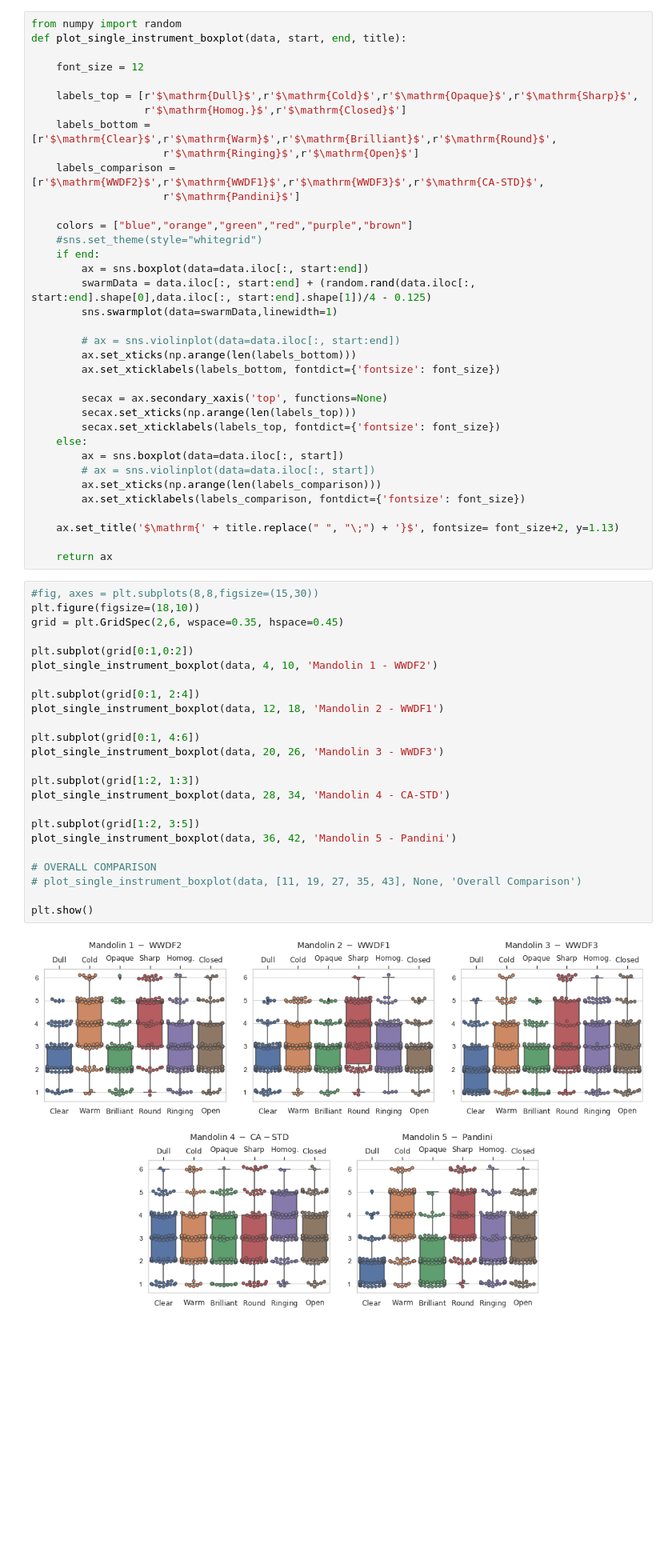
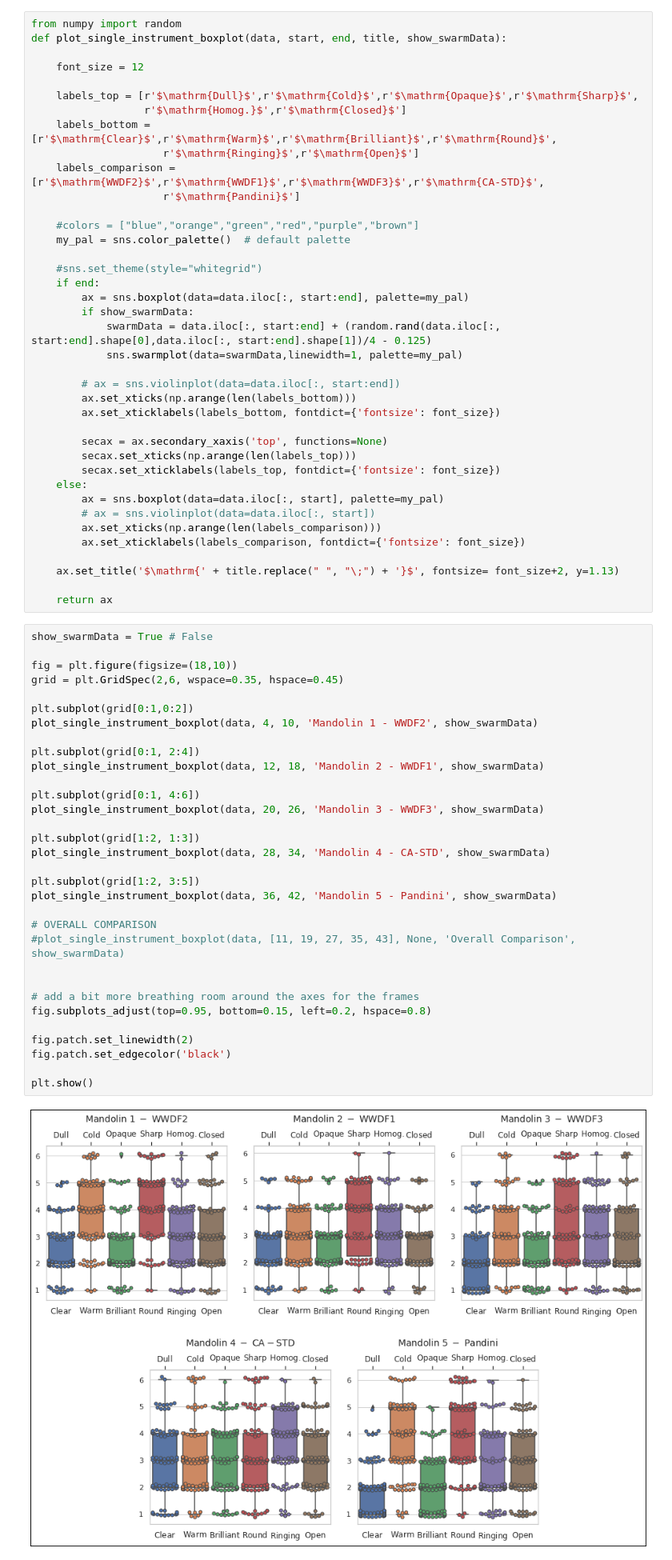
Before and after one commit to davidesalvi/mandolin_analysis, a Jupyter notebook: notebook/DataViz.ipynb, the cells around one changed output. Shown at 80% size. Drawn from its saved outputs; the diff is of its cells as text; blank space fills up the shorter version.

```diff
--- a/notebook/DataViz.ipynb
+++ b/notebook/DataViz.ipynb
@@ -305,7 +305,7 @@ We represent them in three distinct ways, namely a box plot, a 2D matrix plot, a
 #### First we define a function to analyse single instruments
 # %%
 from numpy import random
-def plot_single_instrument_boxplot(data, start, end, title):
+def plot_single_instrument_boxplot(data, start, end, title, show_swarmData):
 
     font_size = 12
 
@@ -316,12 +316,15 @@ def plot_single_instrument_boxplot(data, start, end, title):
     labels_comparison = [r'$\mathrm{WWDF2}$',r'$\mathrm{WWDF1}$',r'$\mathrm{WWDF3}$',r'$\mathrm{CA-STD}$',
                      r'$\mathrm{Pandini}$']
 
-    colors = ["blue","orange","green","red","purple","brown"]
+    #colors = ["blue","orange","green","red","purple","brown"]
+    my_pal = sns.color_palette()  # default palette
+
     #sns.set_theme(style="whitegrid")
     if end:
-        ax = sns.boxplot(data=data.iloc[:, start:end])
-        swarmData = data.iloc[:, start:end] + (random.rand(data.iloc[:, start:end].shape[0],data.iloc[:, start:end].shape[1])/4 - 0.125)
-        sns.swarmplot(data=swarmData,linewidth=1)
+        ax = sns.boxplot(data=data.iloc[:, start:end], palette=my_pal)
+        if show_swarmData:
+            swarmData = data.iloc[:, start:end] + (random.rand(data.iloc[:, start:end].shape[0],data.iloc[:, start:end].shape[1])/4 - 0.125)
+            sns.swarmplot(data=swarmData,linewidth=1, palette=my_pal)
 
         # ax = sns.violinplot(data=data.iloc[:, start:end])
         ax.set_xticks(np.arange(len(labels_bottom)))
@@ -331,7 +334,7 @@ def plot_single_instrument_boxplot(data, start, end, title):
         secax.set_xticks(np.arange(len(labels_top)))
         secax.set_xticklabels(labels_top, fontdict={'fontsize': font_size})
     else:
-        ax = sns.boxplot(data=data.iloc[:, start])
+        ax = sns.boxplot(data=data.iloc[:, start], palette=my_pal)
         # ax = sns.violinplot(data=data.iloc[:, start])
         ax.set_xticks(np.arange(len(labels_comparison)))
         ax.set_xticklabels(labels_comparison, fontdict={'fontsize': font_size})
@@ -340,28 +343,36 @@ def plot_single_instrument_boxplot(data, start, end, title):
 
     return ax
 # %%
-#fig, axes = plt.subplots(8,8,figsize=(15,30))
-plt.figure(figsize=(18,10))
+show_swarmData = True # False
+
+fig = plt.figure(figsize=(18,10))
 grid = plt.GridSpec(2,6, wspace=0.35, hspace=0.45)
 
 plt.subplot(grid[0:1,0:2])
-plot_single_instrument_boxplot(data, 4, 10, 'Mandolin 1 - WWDF2')
+plot_single_instrument_boxplot(data, 4, 10, 'Mandolin 1 - WWDF2', show_swarmData)
 
 plt.subplot(grid[0:1, 2:4])
-plot_single_instrument_boxplot(data, 12, 18, 'Mandolin 2 - WWDF1')
+plot_single_instrument_boxplot(data, 12, 18, 'Mandolin 2 - WWDF1', show_swarmData)
 
 plt.subplot(grid[0:1, 4:6])
-plot_single_instrument_boxplot(data, 20, 26, 'Mandolin 3 - WWDF3')
+plot_single_instrument_boxplot(data, 20, 26, 'Mandolin 3 - WWDF3', show_swarmData)
 
 plt.subplot(grid[1:2, 1:3])
-plot_single_instrument_boxplot(data, 28, 34, 'Mandolin 4 - CA-STD')
+plot_single_instrument_boxplot(data, 28, 34, 'Mandolin 4 - CA-STD', show_swarmData)
 
 plt.subplot(grid[1:2, 3:5])
-plot_single_instrument_boxplot(data, 36, 42, 'Mandolin 5 - Pandini')
+plot_single_instrument_boxplot(data, 36, 42, 'Mandolin 5 - Pandini', show_swarmData)
 
 # OVERALL COMPARISON
-# plot_single_instrument_boxplot(data, [11, 19, 27, 35, 43], None, 'Overall Comparison')
+#plot_single_instrument_boxplot(data, [11, 19, 27, 35, 43], None, 'Overall Comparison', show_swarmData)
+
+
+# add a bit more breathing room around the axes for the frames
+fig.subplots_adjust(top=0.95, bottom=0.15, left=0.2, hspace=0.8)
+
+fig.patch.set_linewidth(2)
+fig.patch.set_edgecolor('black')
 
 plt.show()
 # %% [output]
-[figure, old version]
+[figure, new version]
```
Also changed, not shown: parts of 8 cells of this notebook.
